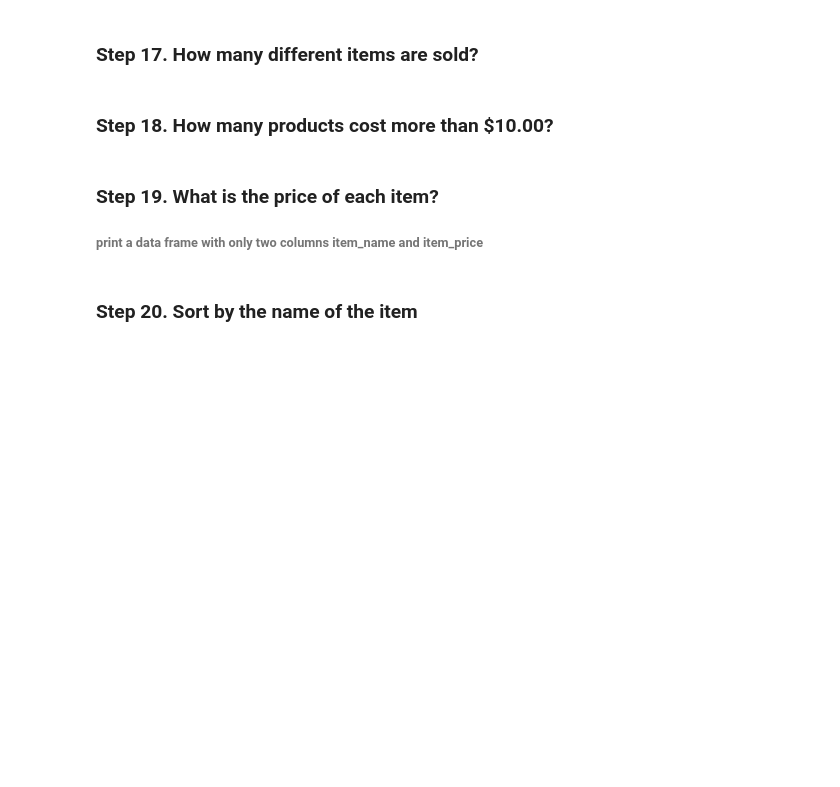
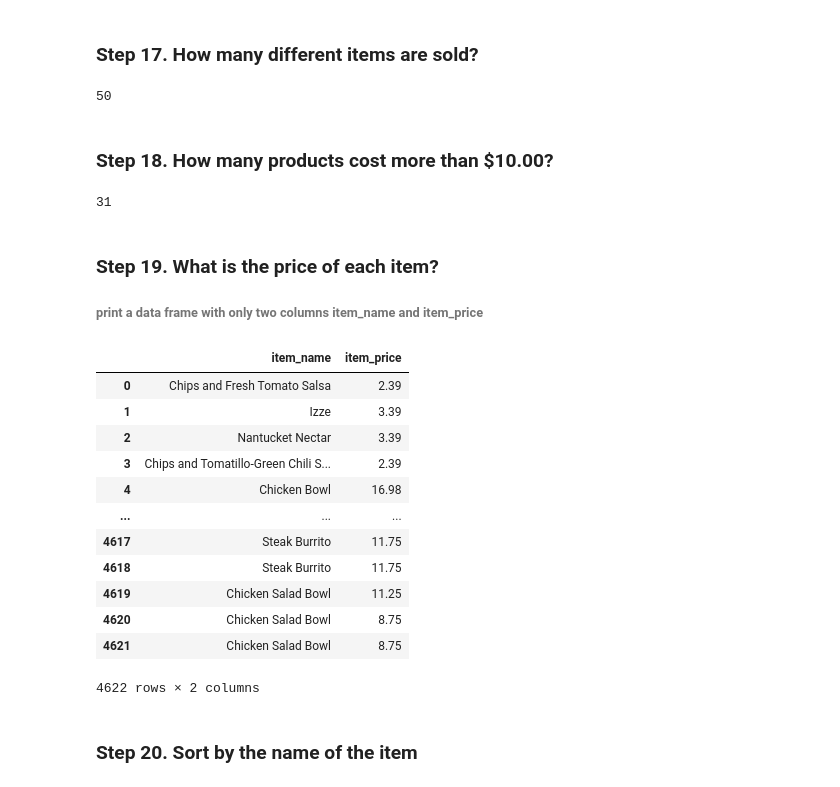
Before and after one commit to sunilkonatham/basicPythonForDataScience, a Jupyter notebook: Assign_1/Pandas Assign 1(A) (1).ipynb, the cells around one changed output. Cells and saved outputs as stored; diff of their text form; code cells hidden in the pictures; blank space fills up the shorter version.

```diff
--- a/Assign_1/Pandas Assign 1(A) (1).ipynb
+++ b/Assign_1/Pandas Assign 1(A) (1).ipynb
@@ -84,10 +183,34 @@ Index(['order_id', 'quantity', 'item_name', 'choice_description',
 # Solution 2
 # %% [markdown]
 ### Step 17. How many different items are sold?
+# %%
+len(pd.unique(chipo['item_name']))
+# %% [output]
+50
 # %% [markdown]
 ### Step 18. How many products cost more than $10.00?
+# %%
+chipo[chipo['item_price'] > 10]['item_name'].nunique()
+# %% [output]
+31
 # %% [markdown]
 ### Step 19. What is the price of each item?
 ###### print a data frame with only two columns item_name and item_price
+# %%
+chipo[['item_name','item_price']]
+# %% [output]
+|  | item_name | item_price |
+| 0 | Chips and Fresh Tomato Salsa | 2.39 |
+| 1 | Izze | 3.39 |
+| 2 | Nantucket Nectar | 3.39 |
+| 3 | Chips and Tomatillo-Green Chili S... | 2.39 |
+| 4 | Chicken Bowl | 16.98 |
+| ... | ... | ... |
+| 4617 | Steak Burrito | 11.75 |
+| 4618 | Steak Burrito | 11.75 |
+| 4619 | Chicken Salad Bowl | 11.25 |
+| 4620 | Chicken Salad Bowl | 8.75 |
+| 4621 | Chicken Salad Bowl | 8.75 |
+4622 rows × 2 columns
 # %% [markdown]
 ### Step 20. Sort by the name of the item
```
Also changed, not shown: parts of 17 cells of this notebook, 4 other files.
